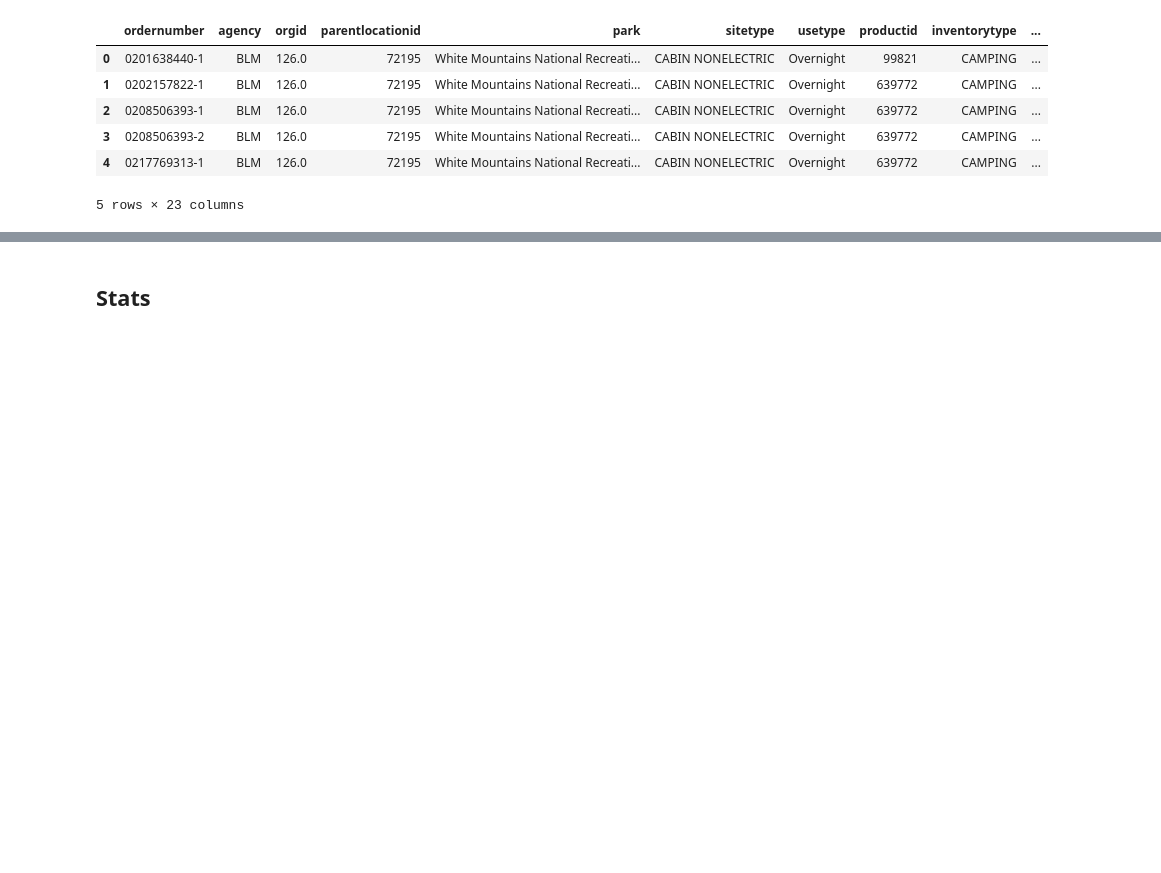
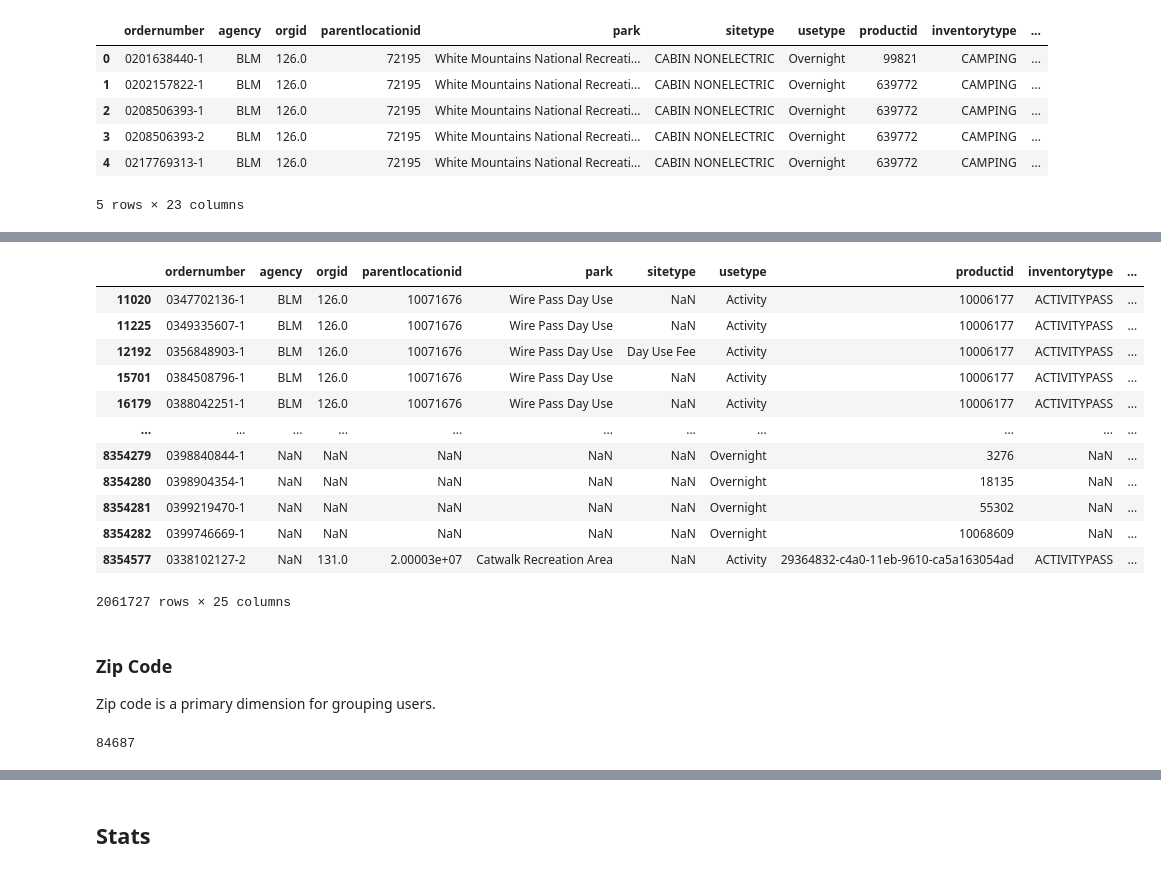
Before and after one commit to burgwyn/DATA602, a Jupyter notebook: Reservations.ipynb, the cells around one changed output, grey strips where cells are left out. Drawn from its saved outputs; the diff is of its cells as text; code cells hidden in the pictures; blank space fills up the shorter version.

```diff
--- a/Reservations.ipynb
+++ b/Reservations.ipynb
@@ -123,0 +208,25 @@ dfReservations2021.drop_duplicates(subset=['orderno'], keep='last', inplace=True
+# %%
+dfReservations2021[dfReservations2021['cleannights'] != dfReservations2021['datediff']]
+# %% [output]
+|  | ordernumber | agency | orgid | parentlocationid | park | sitetype | usetype | productid | inventorytype | ... |
+| 11020 | 0347702136-1 | BLM | 126.0 | 10071676 | Wire Pass Day Use | NaN | Activity | 10006177 | ACTIVITYPASS | ... |
+| 11225 | 0349335607-1 | BLM | 126.0 | 10071676 | Wire Pass Day Use | NaN | Activity | 10006177 | ACTIVITYPASS | ... |
+| 12192 | 0356848903-1 | BLM | 126.0 | 10071676 | Wire Pass Day Use | Day Use Fee | Activity | 10006177 | ACTIVITYPASS | ... |
+| 15701 | 0384508796-1 | BLM | 126.0 | 10071676 | Wire Pass Day Use | NaN | Activity | 10006177 | ACTIVITYPASS | ... |
+| 16179 | 0388042251-1 | BLM | 126.0 | 10071676 | Wire Pass Day Use | NaN | Activity | 10006177 | ACTIVITYPASS | ... |
+| ... | ... | ... | ... | ... | ... | ... | ... | ... | ... | ... |
+| 8354279 | 0398840844-1 | NaN | NaN | NaN | NaN | NaN | Overnight | 3276 | NaN | ... |
+| 8354280 | 0398904354-1 | NaN | NaN | NaN | NaN | NaN | Overnight | 18135 | NaN | ... |
+| 8354281 | 0399219470-1 | NaN | NaN | NaN | NaN | NaN | Overnight | 55302 | NaN | ... |
+| 8354282 | 0399746669-1 | NaN | NaN | NaN | NaN | NaN | Overnight | 10068609 | NaN | ... |
+| 8354577 | 0338102127-2 | NaN | 131.0 | 2.00003e+07 | Catwalk Recreation Area | NaN | Activity | 29364832-c4a0-11eb-9610-ca5a163054ad | ACTIVITYPASS | ... |
+2061727 rows × 25 columns
+# %% [markdown]
+### Zip Code
+
+Zip code is a primary dimension for grouping users.
+# %%
+# explore unique zip codes
+len(dfReservations2021['customerzip'].unique())
+# %% [output]
+84687
```
Also changed, not shown: parts of 67 cells of this notebook.
